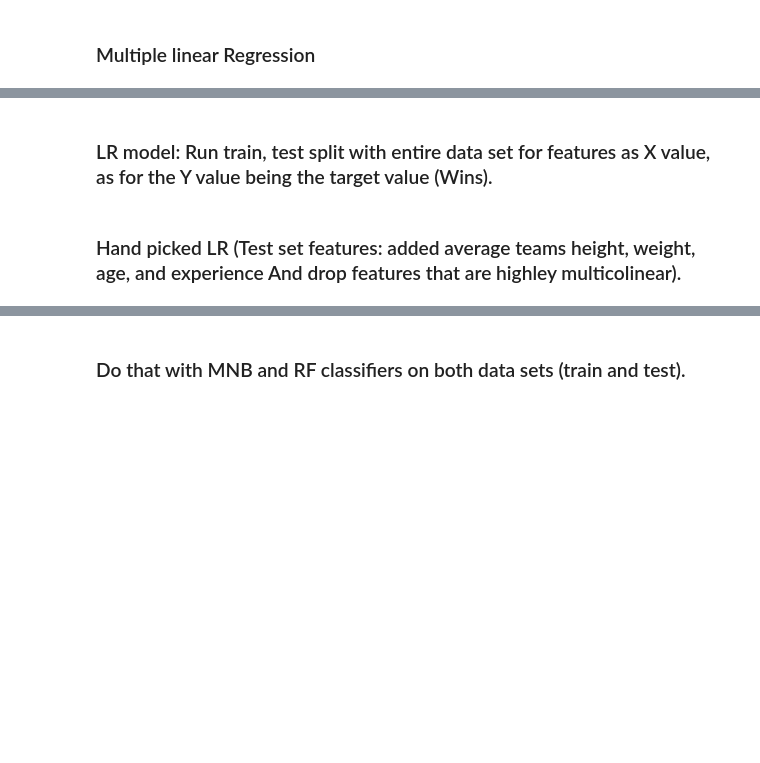
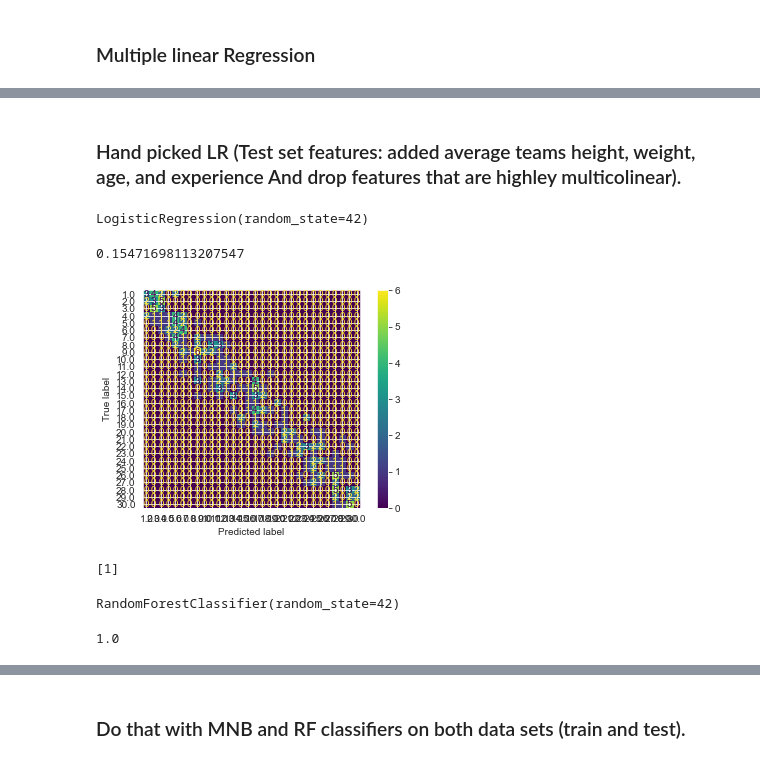
Before and after one commit to HarperJ102986/NBA_Season_Wins, a Jupyter notebook: NBA_Season_Wins.ipynb, the cells around one changed output, grey strips where cells are left out. Cells and saved outputs as stored; diff of their text form; code cells hidden in the pictures; blank space fills up the shorter version.

```diff
--- a/NBA_Season_Wins.ipynb
+++ b/NBA_Season_Wins.ipynb
@@ -345,2 +363,0 @@ strong multicollinearity or other numerical problems.
-# %% [markdown]
-### LR model: Run train, test split with entire data set for features as X value, as for the Y value being the target value (Wins).
@@ -347,2 +379,47 @@ strong multicollinearity or other numerical problems.
 # %% [markdown]
 ### Hand picked LR (Test set features: added average teams height, weight, age, and experience And drop features that are highley multicolinear).
+# %%
+# Split data into train and test sets
+X_train, X_test, y_train, y_test = train_test_split(X, y, test_size=.25,
+                                                   random_state=1)
+# Scale the data for modeling
+cred_scaler = StandardScaler()
+cred_scaler.fit(X_train)
+X_train_sc = cred_scaler.transform(X_train)
+X_test_sc = cred_scaler.transform(X_test)
+
+# Train a logistic regresssion model with the train data
+cred_model = LogisticRegression(random_state=42)
+cred_model.fit(X_train_sc, y_train)
+# %% [output]
+LogisticRegression(random_state=42)
+# %%
+cred_model.score(X_test_sc, y_test)
+# %% [output]
+0.15471698113207547
+# %%
+# More visual representation
+plot_confusion_matrix(cred_model, X_test_sc, y_test);
+# %% [output]
+[figure, added]
+# %%
+from sklearn.ensemble import RandomForestClassifier
+from sklearn.datasets import make_classification
+X, y = make_classification(n_samples=1000, n_features=4,
+                            n_informative=2, n_redundant=0,
+                            random_state=0, shuffle=False)
+clf = RandomForestClassifier(max_depth=2, random_state=0)
+clf.fit(X, y)
+RandomForestClassifier(...)
+print(clf.predict([[0, 0, 0, 0]]))
+# %% [output]
+[1]
+# %%
+rf = RandomForestClassifier(random_state=42)
+rf.fit(X_test, y_test)
+# %% [output]
+RandomForestClassifier(random_state=42)
+# %%
+rf.score(X_test, y_test)
+# %% [output]
+1.0
```
Also changed, not shown: parts of 14 cells of this notebook.
